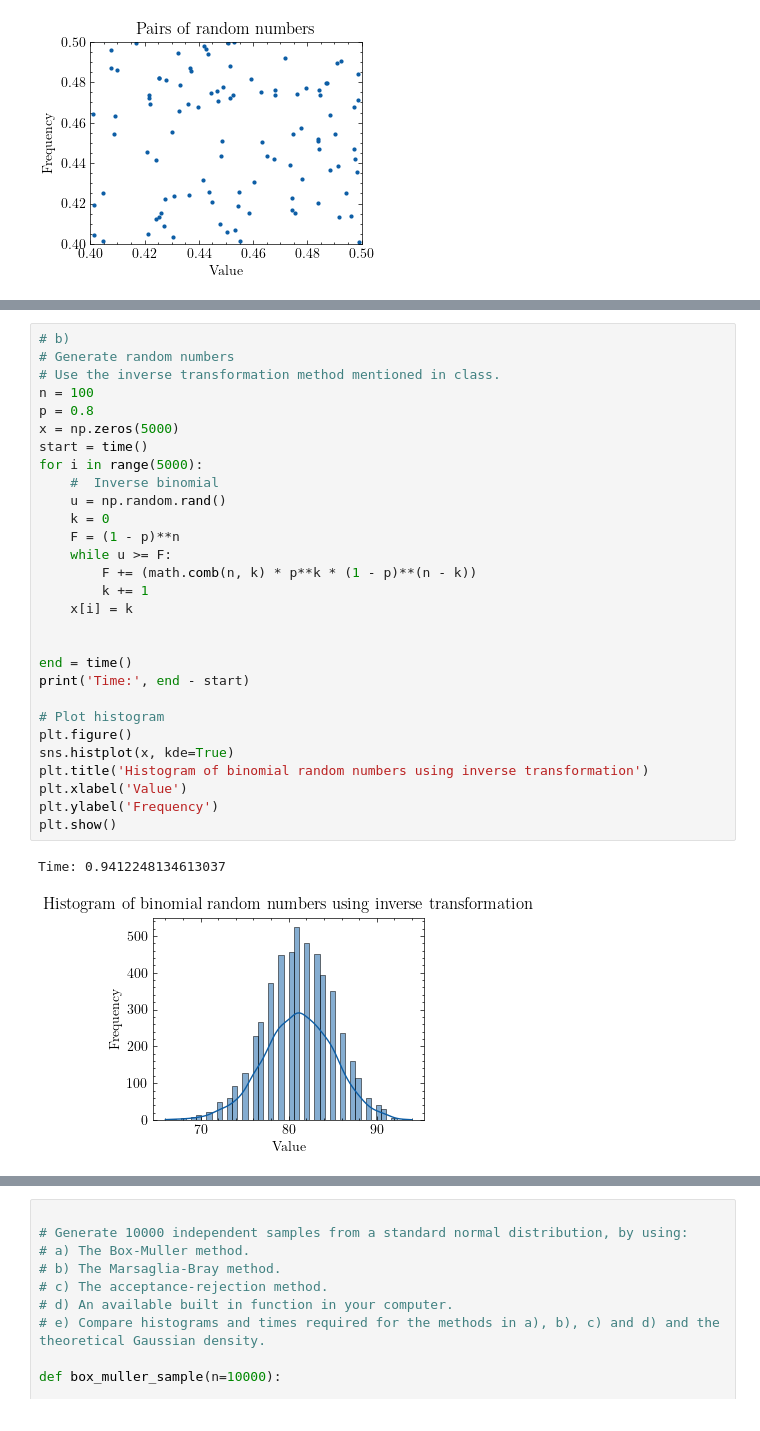
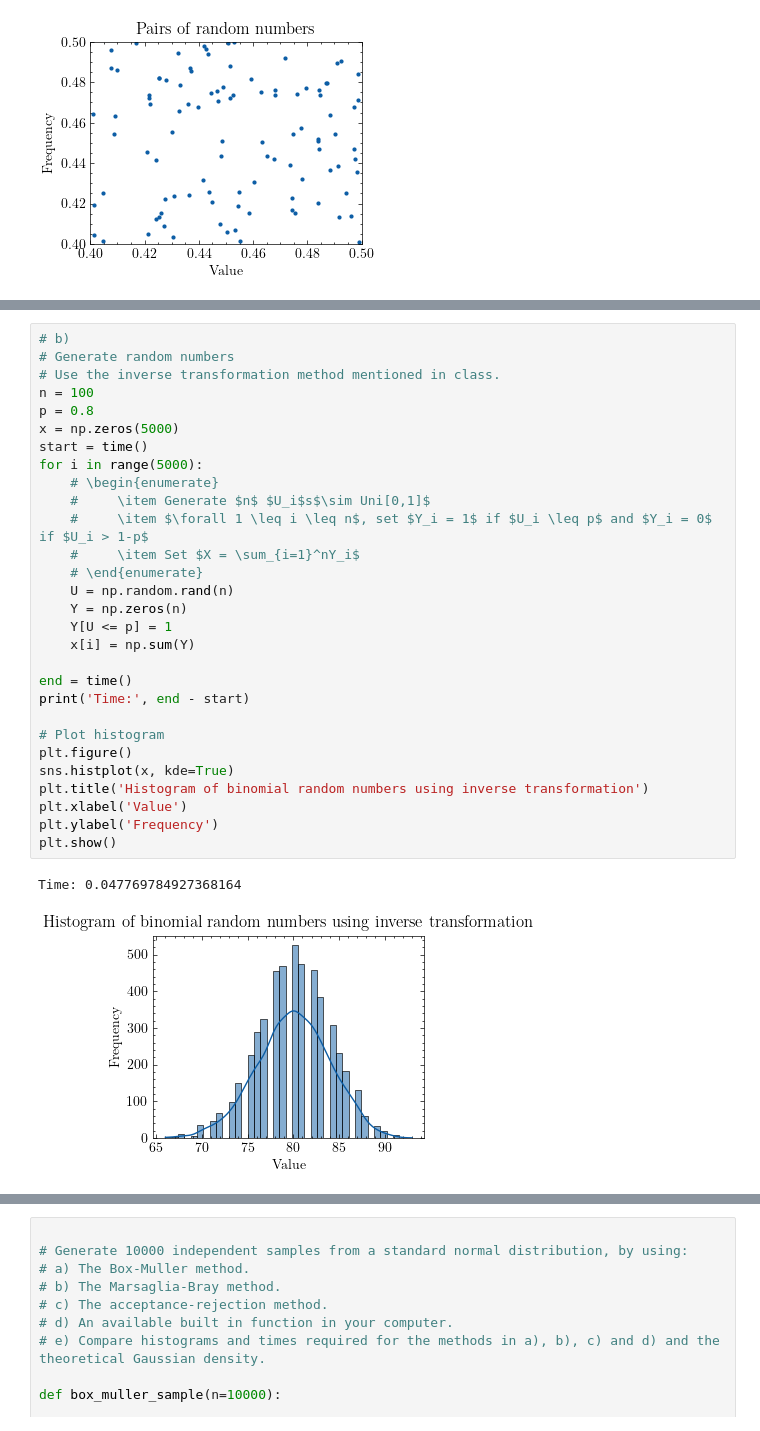
Before and after one commit to kanavmal/MATH512, a Jupyter notebook: Project 2/code.ipynb, the cells around one changed output, grey strips where cells are left out. Cells and saved outputs as stored; diff of their text form.

```diff
--- a/Project 2/code.ipynb
+++ b/Project 2/code.ipynb
@@ -242,35 +242,35 @@ Probability: 0.00000000
 # %%
 # b)
 # Generate random numbers
 # Use the inverse transformation method mentioned in class.
 n = 100
 p = 0.8
 x = np.zeros(5000)
 start = time()
 for i in range(5000):
-    #  Inverse binomial
-    u = np.random.rand()
-    k = 0
-    F = (1 - p)**n
-    while u >= F:
-        F += (math.comb(n, k) * p**k * (1 - p)**(n - k))
-        k += 1
-    x[i] = k
-
+    # \begin{enumerate}
+    #     \item Generate $n$ $U_i$s$\sim Uni[0,1]$
+    #     \item $\forall 1 \leq i \leq n$, set $Y_i = 1$ if $U_i \leq p$ and $Y_i = 0$ if $U_i > 1-p$
+    #     \item Set $X = \sum_{i=1}^nY_i$
+    # \end{enumerate}
+    U = np.random.rand(n)
+    Y = np.zeros(n)
+    Y[U <= p] = 1
+    x[i] = np.sum(Y)
 
 end = time()
 print('Time:', end - start)
 
 # Plot histogram
 plt.figure()
 sns.histplot(x, kde=True)
 plt.title('Histogram of binomial random numbers using inverse transformation')
 plt.xlabel('Value')
 plt.ylabel('Frequency')
 plt.show()
 # %% [output]
-Time: 0.9412248134613037
+Time: 0.047769784927368164
-[figure, old version]
+[figure, new version]
 # %%
 # # 4)
 # Generate 5000 Poisson random variables with mean 𝜆 = 2. Plot the histogram of your results. Compare with the
```
Also changed, not shown: parts of 14 cells of this notebook, 5 other files.
